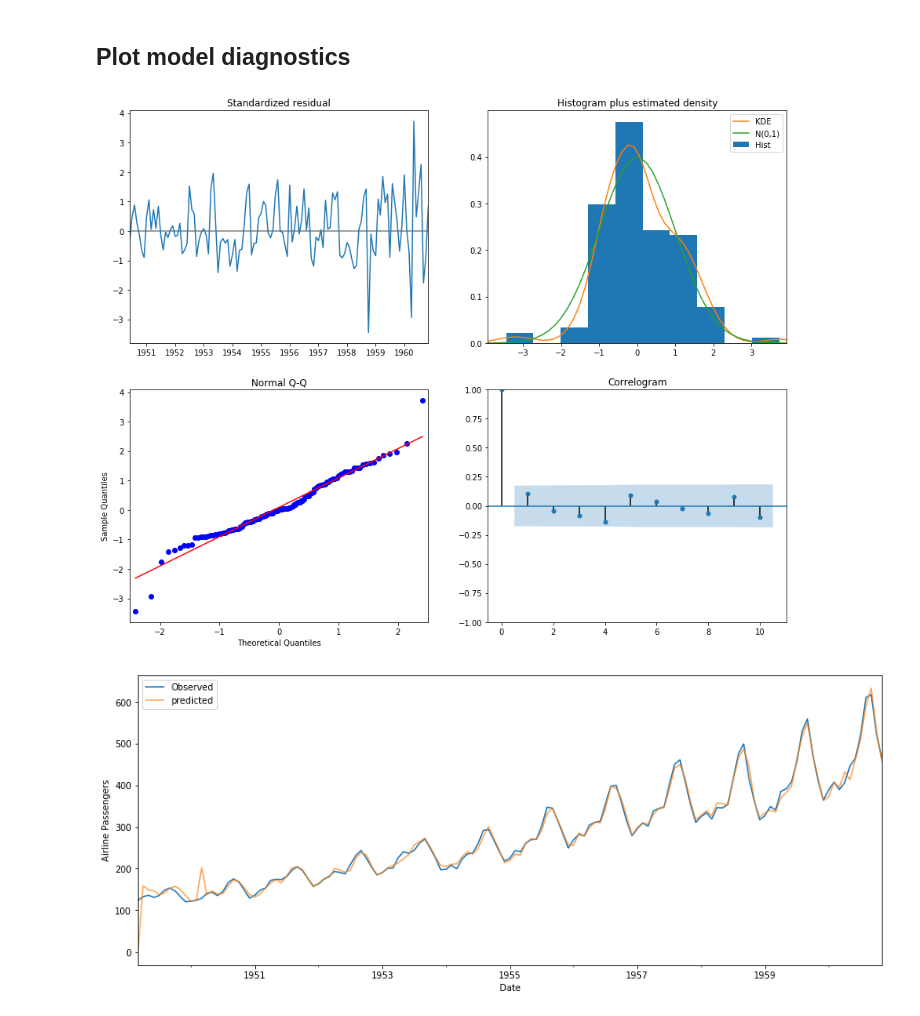
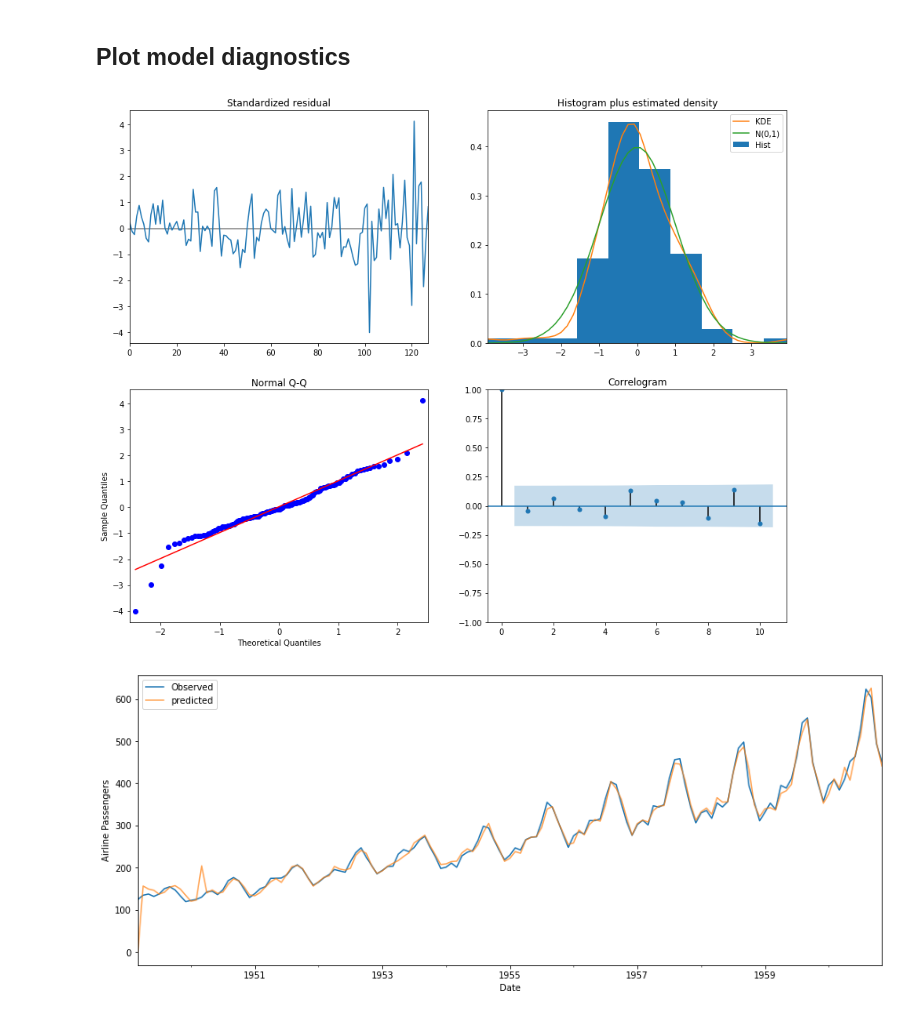
Before and after one commit to RemilYoucef/split-sd4x-dm2l, a Jupyter notebook: time series data/1. univarite time series/air passengers/air_passengers_cnn-lstm_sarima.ipynb, the cells around one changed output. Drawn from its saved outputs; the diff is of its cells as text; code cells hidden in the pictures.

```diff
--- a/time series data/1. univarite time series/air passengers/air_passengers_cnn-lstm_sarima.ipynb
+++ b/time series data/1. univarite time series/air passengers/air_passengers_cnn-lstm_sarima.ipynb
@@ -198,6 +198,5 @@ plt.show()
 # %% [markdown]
 ## Seasonal plot
 # %%
-df = predicted.to_frame().reset_index()
-df = df.rename(columns= {0: 'Passengers'})
-df.head()
+df_predicted = predicted.to_frame().reset_index()
+df_predicted = df_predicted.rename(columns= {0: 'Passengers'})
@@ -211,9 +203,9 @@ df.head()
 # %%
 # Prepare data
 
-df['year'] = [d.year for d in df.Month]
-df['month'] = [d.strftime('%b') for d in df.Month]
-years = df['year'].unique()
+df_predicted['year'] = [d.year for d in df_predicted.Month]
+df_predicted['month'] = [d.strftime('%b') for d in df_predicted.Month]
+years = df_predicted['year'].unique()
 
 # Prep Colors
 np.random.seed(100)
@@ -223,7 +215,8 @@ mycolors = np.random.choice(list(mpl.colors.XKCD_COLORS.keys()), len(years), rep
 plt.figure(figsize=(16,8), dpi= 80)
 for i, y in enumerate(years):
     if i > 0:
-        plt.plot('month', 'Passengers', data=df.loc[df.year==y, :], color=mycolors[i], label=y)
-        plt.text(df.loc[df.year==y, :].shape[0]-.9, df.loc[df.year==y, 'Passengers'][-1:].values[0], y,
-                 fontsize=12, color=mycolors[i])
+        plt.plot('month', 'Passengers', data=df_predicted.loc[df_predicted.year==y, :], color=mycolors[i], label=y)
+        plt.text(df_predicted.loc[df_predicted.year==y, :].shape[0]-.9,
+                 df_predicted.loc[df_predicted.year==y, 'Passengers'][-1:].values[0],
+                 y, fontsize=12, color=mycolors[i])
 # %% [output]
@@ -449,0 +320,13 @@ plt.show()
+# %%
+import pmdarima as pm
+
+smodel = pm.auto_arima(df_predicted.Passengers, start_p=1, start_q=1,
+                         test='adf',
+                         max_p=3, max_q=3, m=12,
+                         start_P=0, seasonal=True,
+                         d=None, D=1, trace=False,
+                         error_action='ignore',
+                         suppress_warnings=True,
+                         stepwise=True)
+
+smodel.summary()
@@ -450,10 +353,10 @@ plt.show()
 # %% [markdown]
 ## Plot model diagnostics
 # %%
-results.plot_diagnostics(figsize=(15, 12))
+smodel.plot_diagnostics(figsize=(15, 12))
 plt.show()
 # %% [output]
-[figure, old version]
+[figure, new version]
 # %%
 'make predictions'
 pred = results.get_prediction(start=pd.to_datetime('1949-03-01'), dynamic=False,full_results=True)
```
Also changed, not shown: parts of 23 cells of this notebook.
